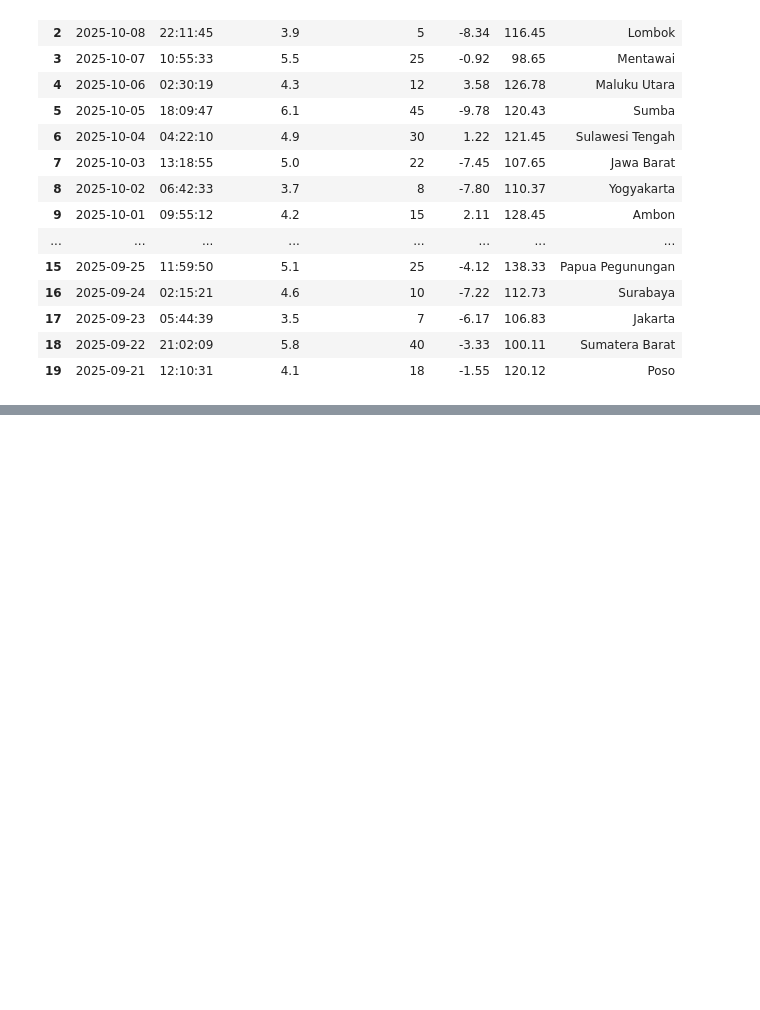
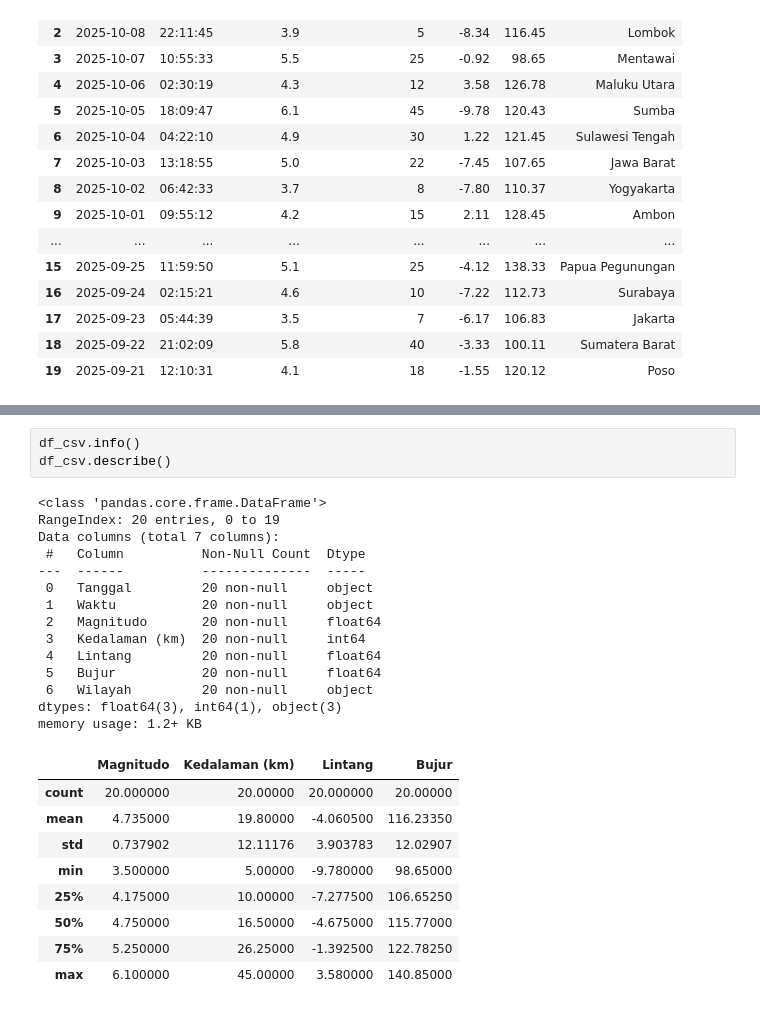
Before and after one commit to Dontbecode/-Bootcamp-Data-Analyst-, a Jupyter notebook: Pandas.ipynb, the cells around one changed output, grey strips where cells are left out. Drawn from its saved outputs; the diff is of its cells as text; blank space fills up the shorter version.

```diff
--- a/Pandas.ipynb
+++ b/Pandas.ipynb
@@ -183,0 +229,27 @@ df_excel
+# %%
+df_csv.info()
+df_csv.describe()
+# %% [output]
+<class 'pandas.core.frame.DataFrame'>
+RangeIndex: 20 entries, 0 to 19
+Data columns (total 7 columns):
+ #   Column          Non-Null Count  Dtype
+---  ------          --------------  -----
+ 0   Tanggal         20 non-null     object
+ 1   Waktu           20 non-null     object
+ 2   Magnitudo       20 non-null     float64
+ 3   Kedalaman (km)  20 non-null     int64
+ 4   Lintang         20 non-null     float64
+ 5   Bujur           20 non-null     float64
+ 6   Wilayah         20 non-null     object
+dtypes: float64(3), int64(1), object(3)
+memory usage: 1.2+ KB
+|  | Magnitudo | Kedalaman (km) | Lintang | Bujur |
+| count | 20.000000 | 20.00000 | 20.000000 | 20.00000 |
+| mean | 4.735000 | 19.80000 | -4.060500 | 116.23350 |
+| std | 0.737902 | 12.11176 | 3.903783 | 12.02907 |
+| min | 3.500000 | 5.00000 | -9.780000 | 98.65000 |
+| 25% | 4.175000 | 10.00000 | -7.277500 | 106.65250 |
+| 50% | 4.750000 | 16.50000 | -4.675000 | 115.77000 |
+| 75% | 5.250000 | 26.25000 | -1.392500 | 122.78250 |
+| max | 6.100000 | 45.00000 | 3.580000 | 140.85000 |
```
Also changed, not shown: parts of 13 cells of this notebook, 1 other file.
